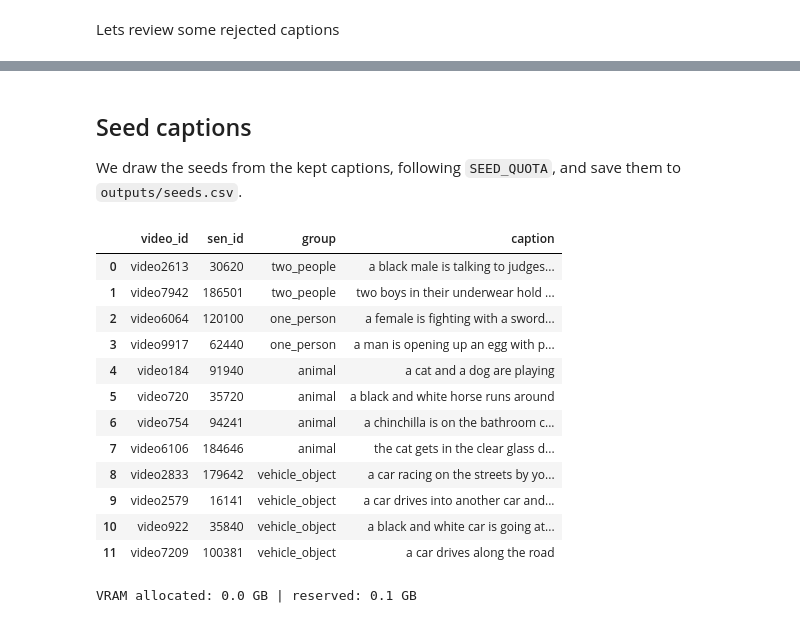
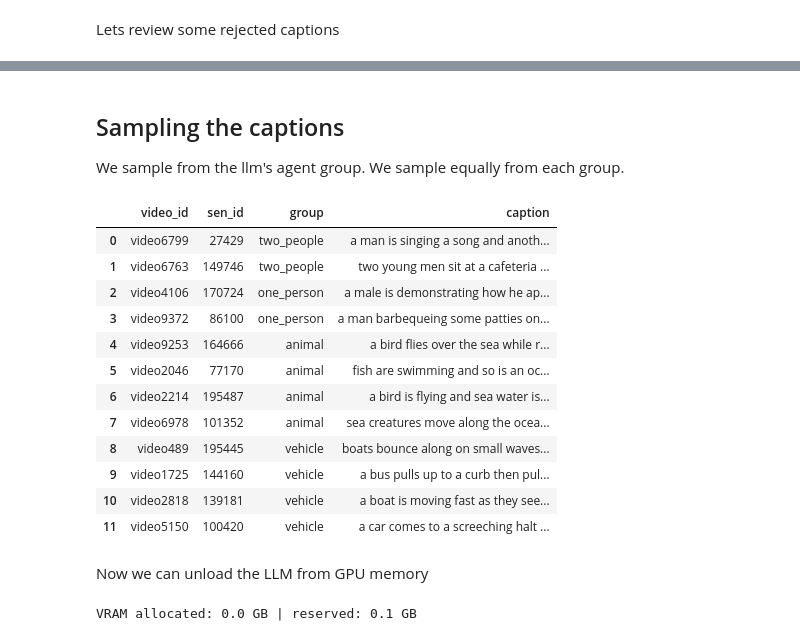
Before and after one commit to skiiyuru/open-temporal-bias, a Jupyter notebook: src/setup.ipynb, the cells around one changed output, grey strips where cells are left out. Drawn from its saved outputs; the diff is of its cells as text; code cells hidden in the pictures.

Commit message:
update filtering rules

```diff
--- a/src/setup.ipynb
+++ b/src/setup.ipynb
@@ -180,7 +190,8 @@ test_samples = ["a man and a woman are talking to each other",
                 "two tigers are fighting",
                 "a car is being driven",
                 "two men and a woman sit at a table",
-                "a man riding a bike"]
+                "a man riding a bike",
+                "a ball is rolling down a hill"]
 
 for sample in test_samples:
     print(sample, "=", agent_group(nlp(sample)))
@@ -211,6 +223,6 @@ vehicle_object     1880
 Name: count, dtype: int64
 # %%
-for group in ["two_people", "one_person", "animal", "vehicle_object"]:
+for group in GROUPS:
     print(f"\n{group}")
     for c in prefiltered[prefiltered["group"] == group]["caption"].sample(5, random_state=SEED):
         print("   ", c)
@@ -353,6 +373,8 @@ SEED_FILTER_EXAMPLES = [
 ]
 # %%
 def seed_filter_messages(caption, examples=SEED_FILTER_EXAMPLES):
+    """Chat for one caption: the filter prompt, then each example as a user/assistant turn, then the caption to judge."""
+
     msgs = [{"role": "system", "content": SEED_FILTER_PROMPT}]
     for ex_caption, ex_answer in examples:
         msgs += [{"role": "user", "content": f'Caption: "{ex_caption}"'},
@@ -403,6 +425,6 @@ candidates["reason"] = [j.get("reason") for j in judged]
 candidates.to_csv(OUT / "seed_candidates.csv", index=False)
 # %%
 # "other" never counts as kept, even if the LLM said keep
-kept = candidates[candidates["keep"] & candidates["llm_group"].isin(SEED_QUOTA.keys())]
+kept = candidates[candidates["keep"] & candidates["llm_group"].isin(GROUPS)]
 print(len(kept), "of", len(candidates), "kept")
 # %% [output]
@@ -438,6 +462,7 @@ candidates.loc[~candidates["keep"], ["caption", "group", "llm_group", "reason"]]
 # %% [markdown]
-## Seed captions
-We draw the seeds from the kept captions, following `SEED_QUOTA`, and save them to `outputs/seeds.csv`.
+## Sampling the captions
+
+We sample from the llm's agent group. We sample equally from each group.
 # %%
 def sample(group, n):
     pool = kept[kept["llm_group"] == group]
@@ -445,26 +470,31 @@ def sample(group, n):
         print(f"only {len(pool)} kept for {group}; raise CANDIDATES_PER_GROUP")
     return pool.sample(n=min(n, len(pool)), random_state=SEED)
 # %%
-seeds = pd.concat(
-    [sample(g, n) for g, n in SEED_QUOTA.items()], ignore_index=True
-)[["video_id", "sen_id", "llm_group", "caption"]].rename(columns={"llm_group": "group"})
+per_group = [sample(group, n) for group, n in SEED_QUOTA.items()]
+seeds = pd.concat(per_group, ignore_index=True)
+
+# keep the LLM's group: it is the one we sampled by
+seeds = seeds[["video_id", "sen_id", "llm_group", "caption"]]
+seeds = seeds.rename(columns={"llm_group": "group"})
 
 seeds.to_csv(OUT / "seeds.csv", index=False)
 seeds
 # %% [output]
 |  | video_id | sen_id | group | caption |
-| 0 | video2613 | 30620 | two_people | a black male is talking to judges... |
-| 1 | video7942 | 186501 | two_people | two boys in their underwear hold ... |
-| 2 | video6064 | 120100 | one_person | a female is fighting with a sword... |
-| 3 | video9917 | 62440 | one_person | a man is opening up an egg with p... |
-| 4 | video184 | 91940 | animal | a cat and a dog are playing |
-| 5 | video720 | 35720 | animal | a black and white horse runs around |
-| 6 | video754 | 94241 | animal | a chinchilla is on the bathroom c... |
-| 7 | video6106 | 184646 | animal | the cat gets in the clear glass d... |
-| 8 | video2833 | 179642 | vehicle_object | a car racing on the streets by yo... |
-| 9 | video2579 | 16141 | vehicle_object | a car drives into another car and... |
-| 10 | video922 | 35840 | vehicle_object | a black and white car is going at... |
-| 11 | video7209 | 100381 | vehicle_object | a car drives along the road |
+| 0 | video6799 | 27429 | two_people | a man is singing a song and anoth... |
+| 1 | video6763 | 149746 | two_people | two young men sit at a cafeteria ... |
+| 2 | video4106 | 170724 | one_person | a male is demonstrating how he ap... |
+| 3 | video9372 | 86100 | one_person | a man barbequeing some patties on... |
+| 4 | video9253 | 164666 | animal | a bird flies over the sea while r... |
+| 5 | video2046 | 77170 | animal | fish are swimming and so is an oc... |
+| 6 | video2214 | 195487 | animal | a bird is flying and sea water is... |
+| 7 | video6978 | 101352 | animal | sea creatures move along the ocea... |
+| 8 | video489 | 195445 | vehicle | boats bounce along on small waves... |
+| 9 | video1725 | 144160 | vehicle | a bus pulls up to a curb then pul... |
+| 10 | video2818 | 139181 | vehicle | a boat is moving fast as they see... |
+| 11 | video5150 | 100420 | vehicle | a car comes to a screeching halt ... |
+# %% [markdown]
+Now we can unload the LLM from GPU memory
 # %%
 import gc
 
```
Also changed, not shown: parts of 39 cells of this notebook, 1 other file.
